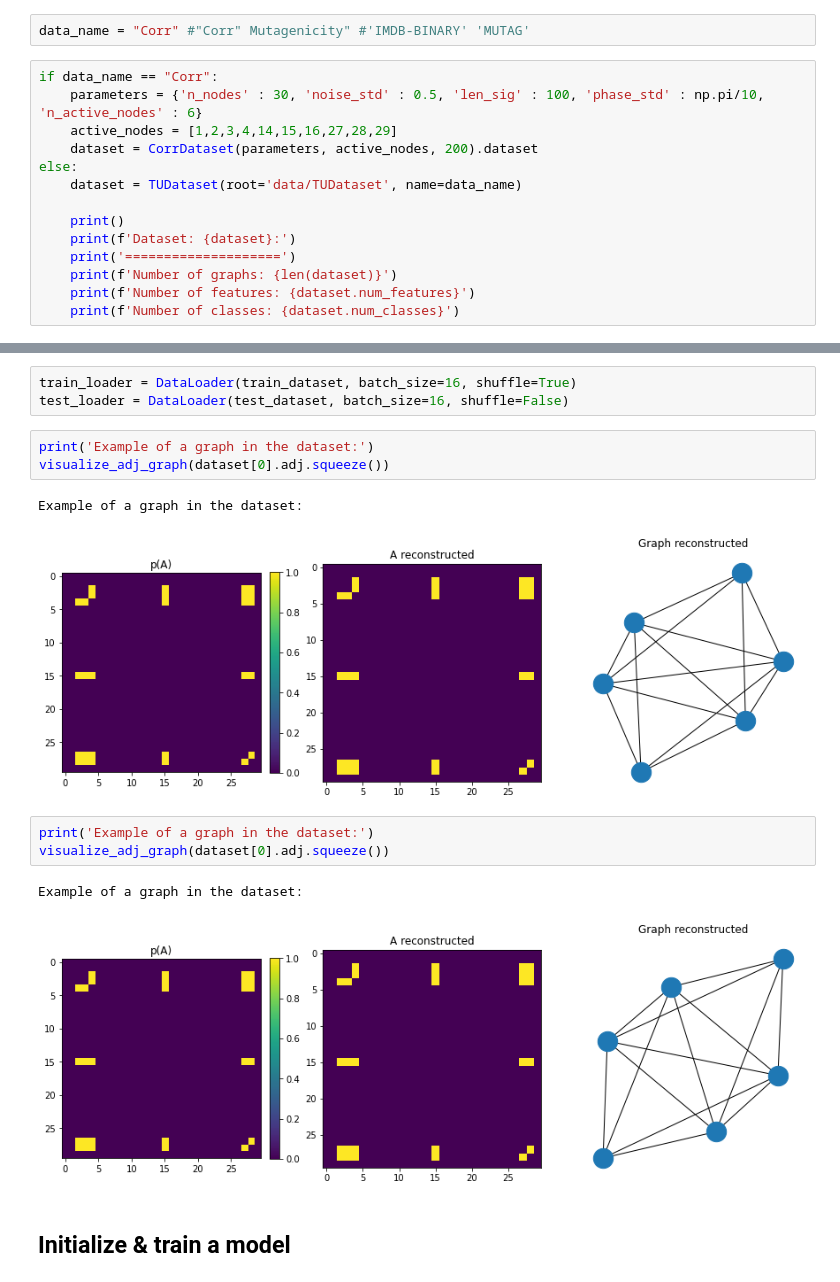
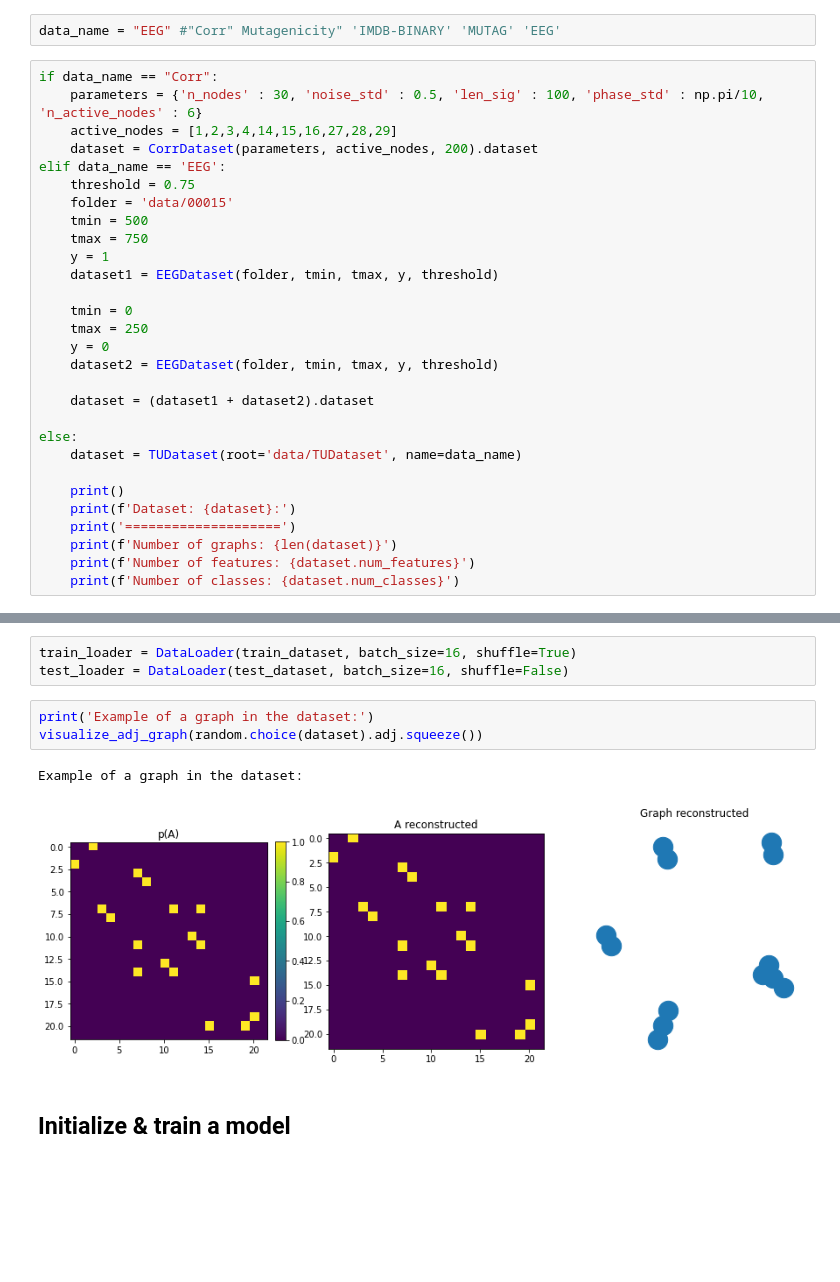
Before and after one commit to maxxxzdn/eegVAE, a Jupyter notebook: Notebook.ipynb, the cells around one changed output, grey strips where cells are left out. Drawn from its saved outputs; the diff is of its cells as text; blank space fills up the shorter version.

Commit message:
EEG data + Multivariate Gaussian

```diff
--- a/Notebook.ipynb
+++ b/Notebook.ipynb
@@ -22,12 +30,27 @@ plt.colorbar()
 # %% [markdown]
 ## Initialize dataset
 # %%
-data_name = "Corr" #"Corr" Mutagenicity" #'IMDB-BINARY' 'MUTAG'
+data_name = "EEG" #"Corr" Mutagenicity" 'IMDB-BINARY' 'MUTAG' 'EEG'
 # %%
 if data_name == "Corr":
     parameters = {'n_nodes' : 30, 'noise_std' : 0.5, 'len_sig' : 100, 'phase_std' : np.pi/10, 'n_active_nodes' : 6}
     active_nodes = [1,2,3,4,14,15,16,27,28,29]
     dataset = CorrDataset(parameters, active_nodes, 200).dataset
+elif data_name == 'EEG':
+    threshold = 0.75
+    folder = 'data/00015'
+    tmin = 500
+    tmax = 750
+    y = 1
+    dataset1 = EEGDataset(folder, tmin, tmax, y, threshold)
+
+    tmin = 0
+    tmax = 250
+    y = 0
+    dataset2 = EEGDataset(folder, tmin, tmax, y, threshold)
+
+    dataset = (dataset1 + dataset2).dataset
+
 else:
     dataset = TUDataset(root='data/TUDataset', name=data_name)
 
@@ -65,16 +88,10 @@ train_loader = DataLoader(train_dataset, batch_size=16, shuffle=True)
 test_loader = DataLoader(test_dataset, batch_size=16, shuffle=False)
 # %%
 print('Example of a graph in the dataset:')
-visualize_adj_graph(dataset[0].adj.squeeze())
+visualize_adj_graph(random.choice(dataset).adj.squeeze())
 # %% [output]
 Example of a graph in the dataset:
-[figure, old version]
+[figure, new version]
-# %%
-print('Example of a graph in the dataset:')
-visualize_adj_graph(dataset[0].adj.squeeze())
-# %% [output]
-Example of a graph in the dataset:
-[figure, removed]
 # %% [markdown]
 ## Initialize & train a model
 # %%
```
Also changed, not shown: parts of 17 cells of this notebook, 2 other files.
